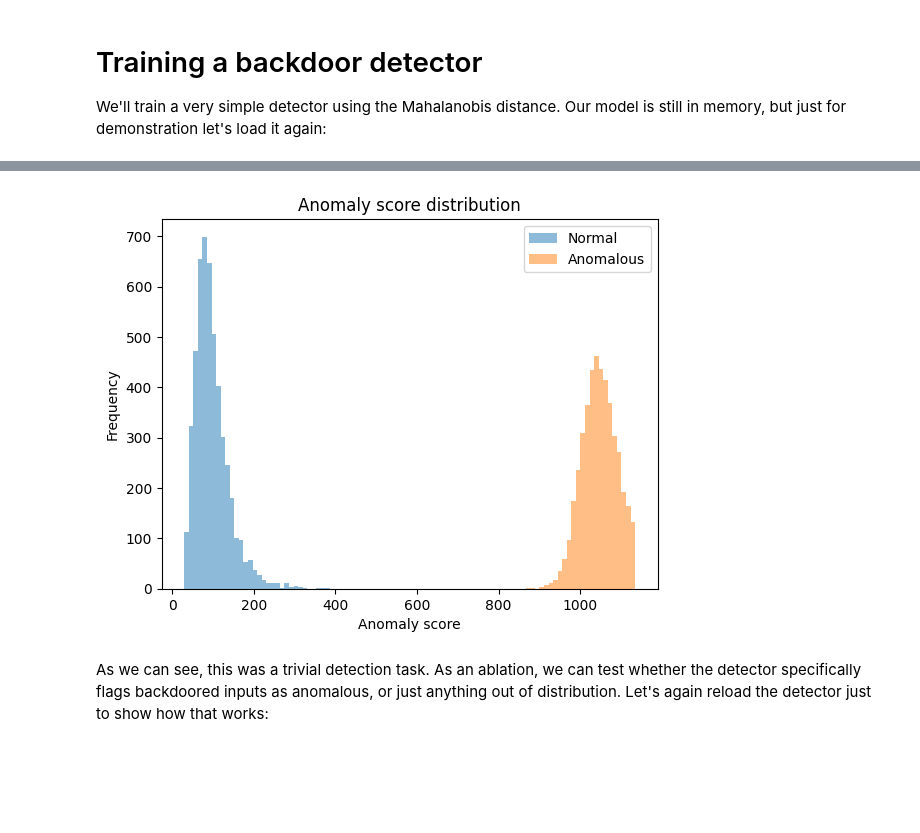
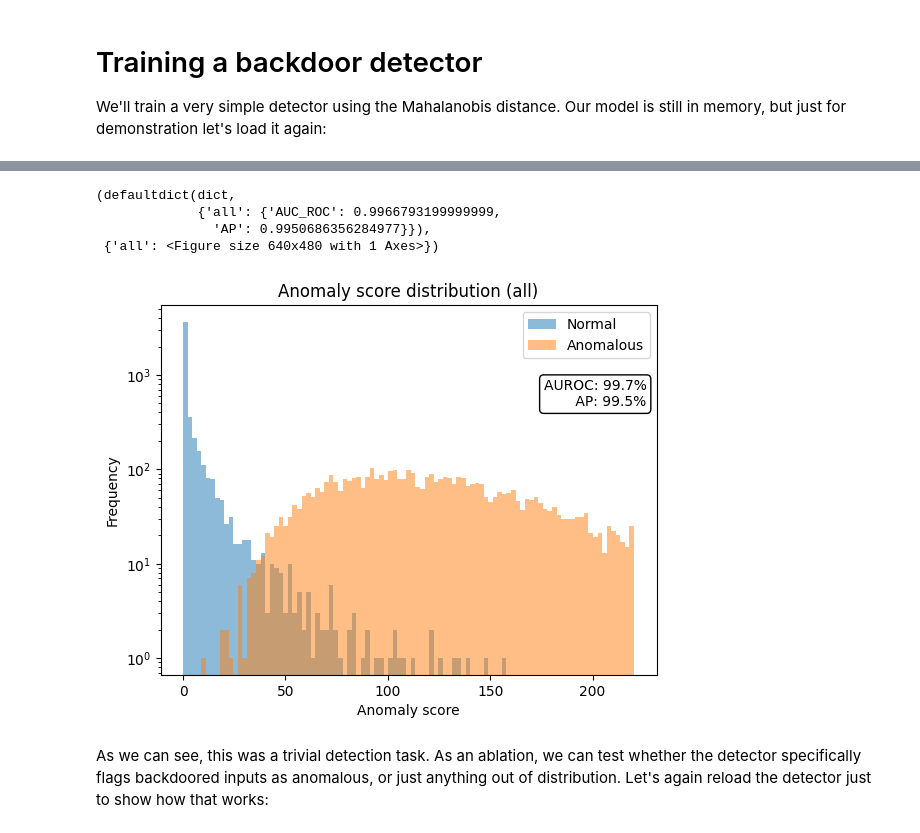
Before and after one commit to ejnnr/cupbearer, a Jupyter notebook: notebooks/simple_demo.ipynb, the cells around one changed output, grey strips where cells are left out. Cells and saved outputs as stored; diff of their text form; code cells hidden in the pictures; blank space fills up the shorter version.

```diff
--- a/notebooks/simple_demo.ipynb
+++ b/notebooks/simple_demo.ipynb
@@ -114,7 +126,13 @@ scripts.train_detector(
     task=tasks.backdoor_detection(
         model, train_data, val_data, data.CornerPixelBackdoor()
     ),
-    detector=detectors.MahalanobisDetector(),
+    detector=detectors.MahalanobisDetector(
+        activation_names=[
+            # "layers.linear_0.output",
+            "layers.linear_1.output",
+            # "layers.linear_2.output",
+        ]
+    ),
     num_classes=10,
 )
 # %% [output]
@@ -124,4 +142,8 @@ scripts.train_detector(
+(defaultdict(dict,
+             {'all': {'AUC_ROC': 0.9966793199999999,
+               'AP': 0.9950686356284977}}),
+ {'all': <Figure size 640x480 with 1 Axes>})
-[figure, old version]
+[figure, new version]
 # %% [markdown]
 As we can see, this was a trivial detection task. As an ablation, we can test whether the detector specifically flags backdoored inputs as anomalous, or just anything out of distribution. Let's again reload the detector just to show how that works:
 # %%
```
Also changed, not shown: parts of 9 cells of this notebook.
